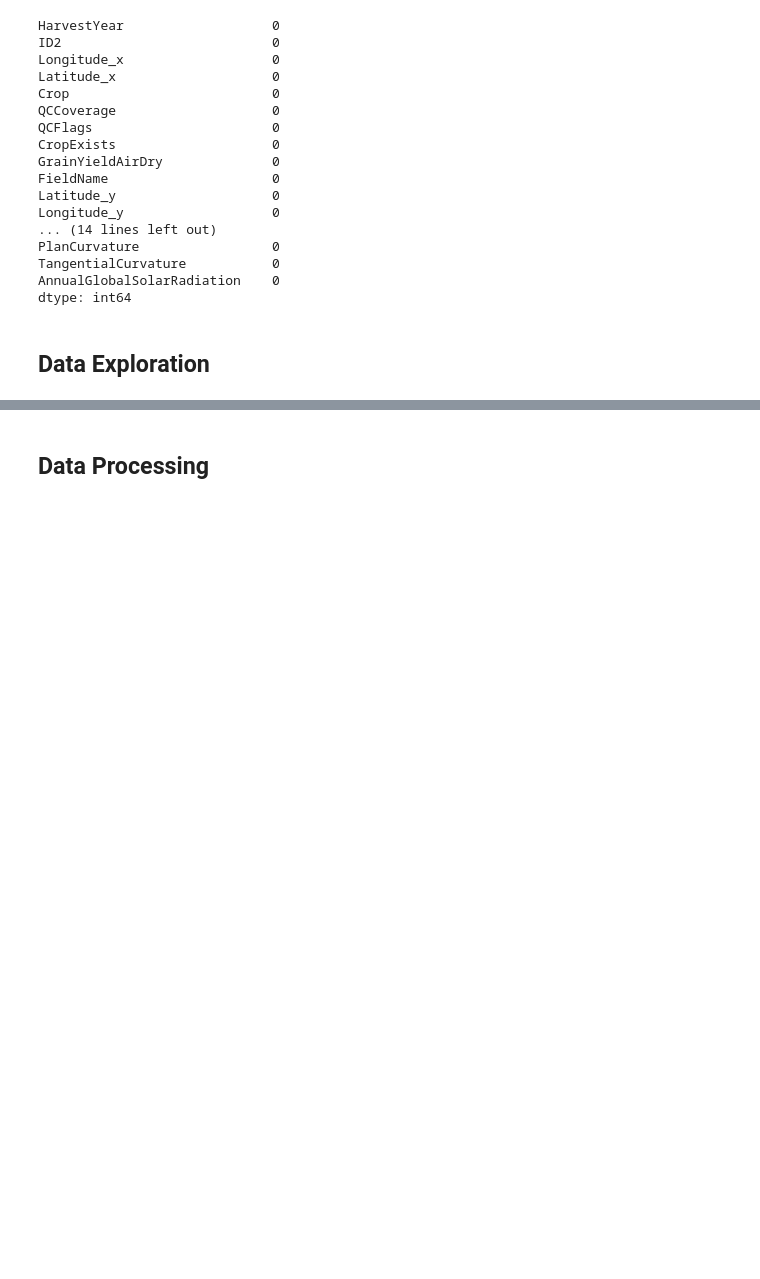
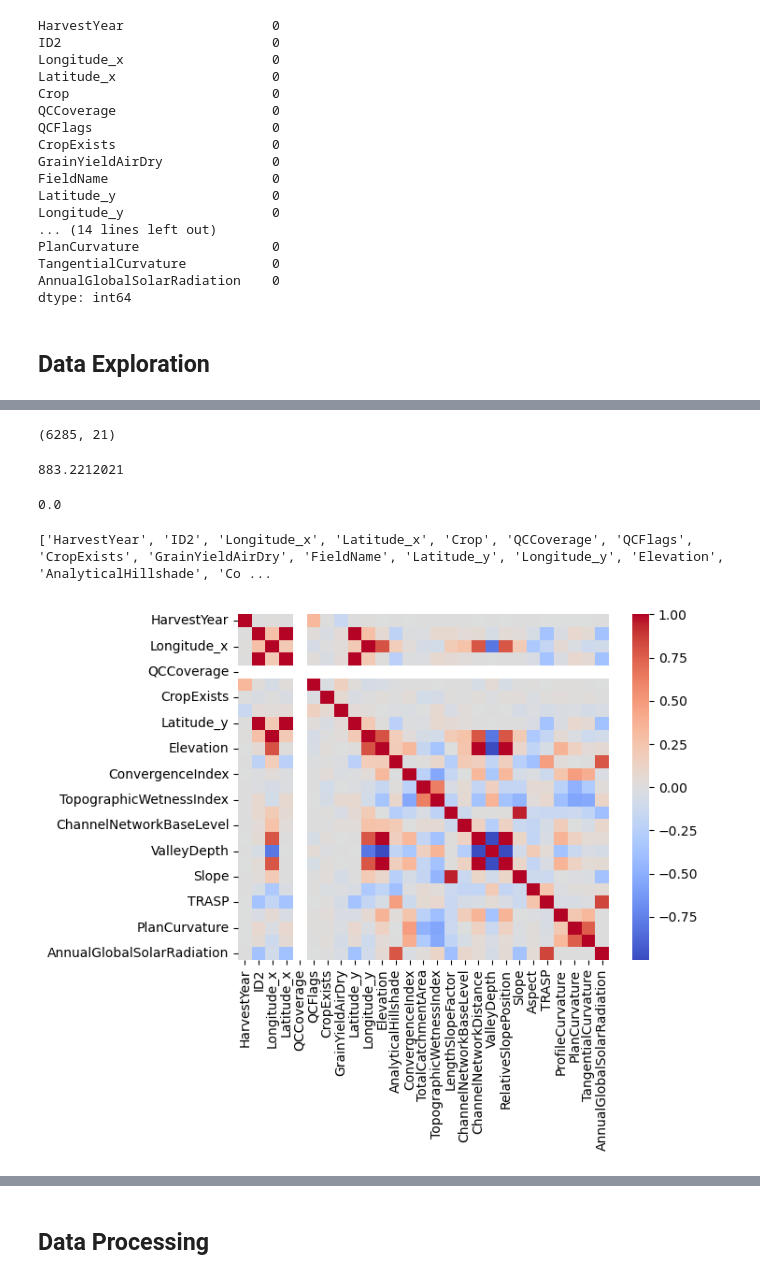
Before and after one commit to JosephPBaruch/CharAI, a Jupyter notebook: data/CharAI.ipynb, the cells around one changed output, grey strips where cells are left out. Cells and saved outputs as stored; diff of their text form; code cells hidden in the pictures; blank space fills up the shorter version.

```diff
--- a/data/CharAI.ipynb
+++ b/data/CharAI.ipynb
@@ -146,0 +149,17 @@ Exploring the crop and terrain data `combined` Dataframe.
+# %%
+# Drop "QCCoverage" column becauuse it is NaN
+
+combined.drop(columns=["QCCoverage"], inplace=True)
+# %%
+# Remove the following to simplify the dataset
+columns_to_remove = [
+    "ID2",
+    "HarvestYear",
+    "Longitude_x",
+    "Latitude_x",
+    "Longitude_y",
+    "Latitude_y",
+    "FieldName",
+
+]
+combined.drop(columns=columns_to_remove, inplace=True)
@@ -146,0 +170,17 @@ Exploring the crop and terrain data `combined` Dataframe.
+# %%
+combined.shape
+# %% [output]
+(6285, 21)
+# %%
+combined["GrainYieldAirDry"].max()
+# %% [output]
+883.2212021
+# %%
+combined["GrainYieldAirDry"].min()
+# %% [output]
+0.0
+# %%
+
+print(combined.columns.tolist())
+# %% [output]
+['HarvestYear', 'ID2', 'Longitude_x', 'Latitude_x', 'Crop', 'QCCoverage', 'QCFlags', 'CropExists', 'GrainYieldAirDry', 'FieldName', 'Latitude_y', 'Longitude_y', 'Elevation', 'AnalyticalHillshade', 'Co ...
@@ -146,0 +190,7 @@ Exploring the crop and terrain data `combined` Dataframe.
+# %%
+corr = combined.select_dtypes(include="number").corr()
+
+sns.heatmap(corr, cmap="coolwarm")
+plt.show()
+# %% [output]
+[figure, added]
```
Also changed, not shown: parts of 6 cells of this notebook.
